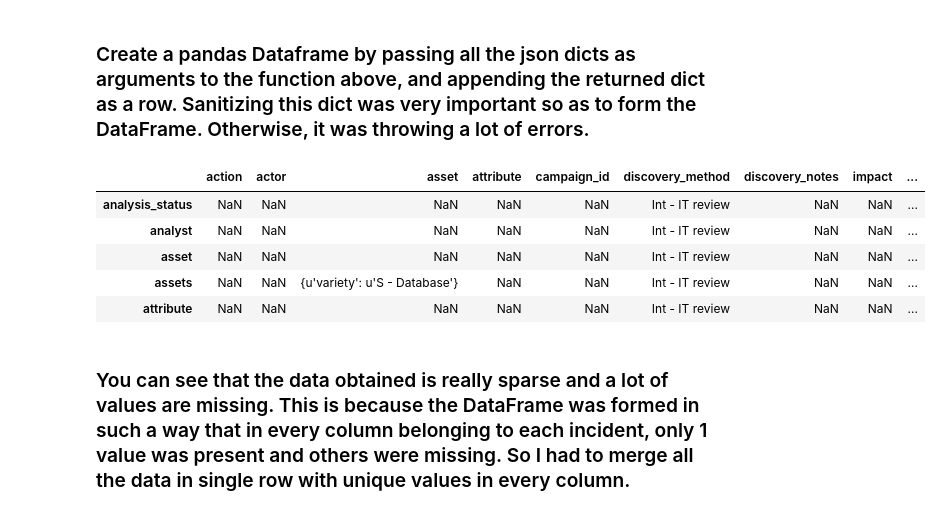
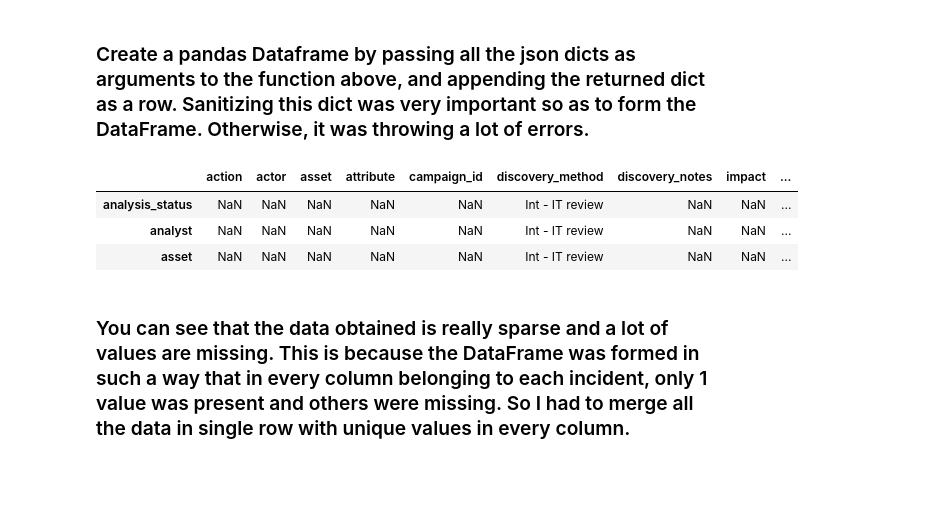
Before and after one commit to vkarthyk/VCDB-Machine-Learning, a Jupyter notebook: vcdb_data_analysis.ipynb, the cells around one changed output. Cells and saved outputs as stored; diff of their text form; code cells hidden in the pictures; blank space fills up the shorter version.

```diff
--- a/vcdb_data_analysis.ipynb
+++ b/vcdb_data_analysis.ipynb
@@ -75,14 +75,12 @@ for incident in incidents:
     # Create a pandas dataframe from the dictionary obtained from the recursive function
     df3 = df3.append(pd.DataFrame.from_dict(get_dict(incident)))
 # %%
-df3.head()
+df3.head(3)
 # %% [output]
 |  | action | actor | asset | attribute | campaign_id | discovery_method | discovery_notes | impact | ... |
 | analysis_status | NaN | NaN | NaN | NaN | NaN | Int - IT review | NaN | NaN | ... |
 | analyst | NaN | NaN | NaN | NaN | NaN | Int - IT review | NaN | NaN | ... |
 | asset | NaN | NaN | NaN | NaN | NaN | Int - IT review | NaN | NaN | ... |
-| assets | NaN | NaN | {u'variety': u'S - Database'} | NaN | NaN | Int - IT review | NaN | NaN | ... |
-| attribute | NaN | NaN | NaN | NaN | NaN | Int - IT review | NaN | NaN | ... |
 # %% [markdown]
 
 ### You can see that the data obtained is really sparse and a lot of values are missing. This is because the DataFrame was formed in such a way that in every column belonging to each incident, only 1 value was present and others were missing. So I had to merge all the data in single row with unique values in every column.
```
Also changed, not shown: parts of 9 cells of this notebook.
